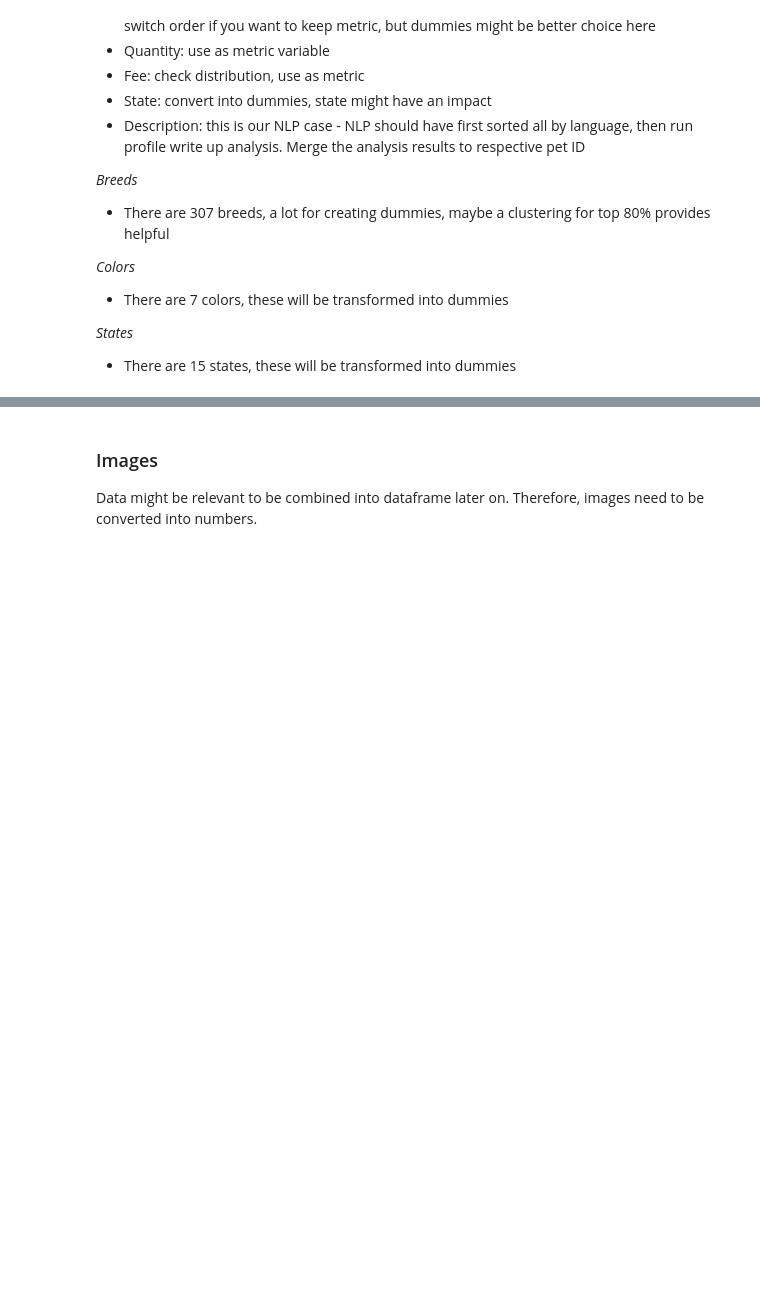
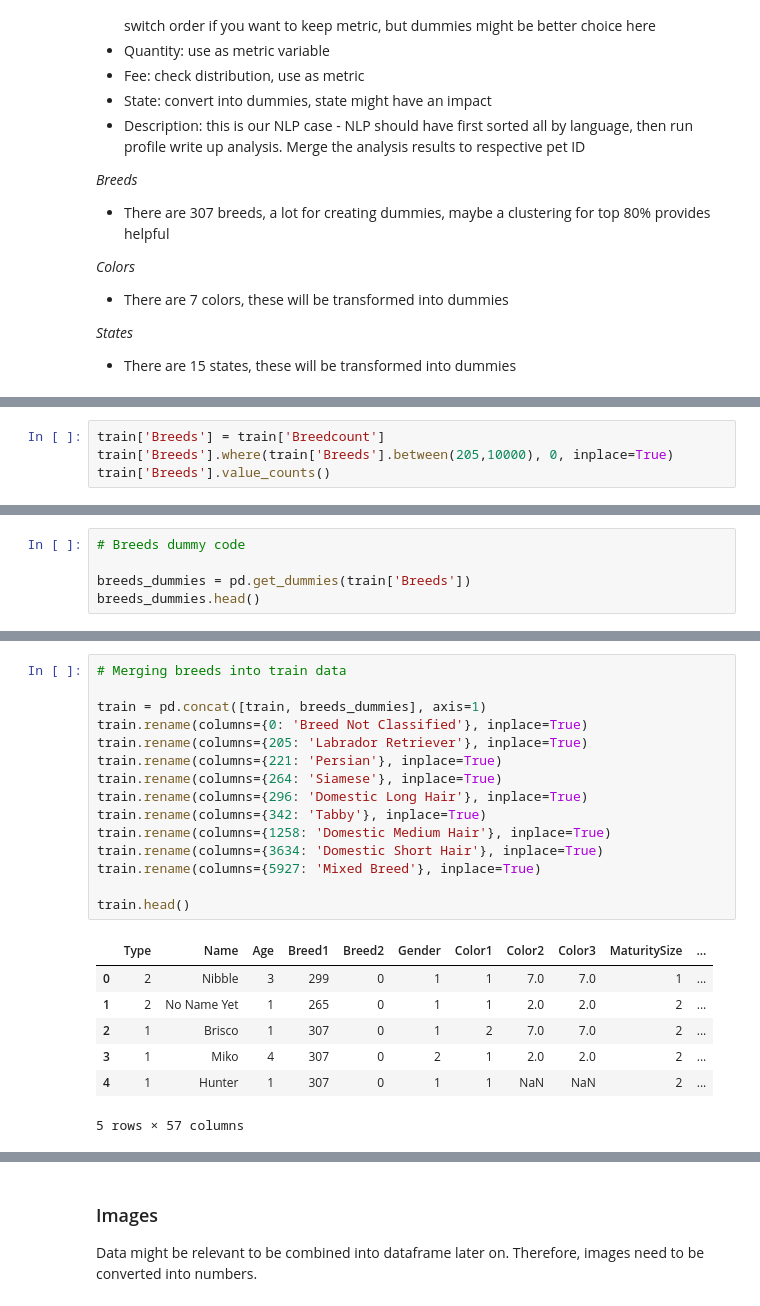
Before and after one commit to manuelfreude/kagglepetfinder, a Jupyter notebook: petfinder.ipynb, the cells around one changed output, grey strips where cells are left out. Cells and saved outputs as stored; diff of their text form; blank space fills up the shorter version.

```diff
--- a/petfinder.ipynb
+++ b/petfinder.ipynb
@@ -411,0 +557,4 @@ Things to try:
+# %%
+train['Breeds'] = train['Breedcount']
+train['Breeds'].where(train['Breeds'].between(205,10000), 0, inplace=True)
+train['Breeds'].value_counts()
@@ -411,0 +661,5 @@ Things to try:
+# %%
+# Breeds dummy code
+
+breeds_dummies = pd.get_dummies(train['Breeds'])
+breeds_dummies.head()
@@ -411,0 +673,23 @@ Things to try:
+# %%
+# Merging breeds into train data
+
+train = pd.concat([train, breeds_dummies], axis=1)
+train.rename(columns={0: 'Breed Not Classified'}, inplace=True)
+train.rename(columns={205: 'Labrador Retriever'}, inplace=True)
+train.rename(columns={221: 'Persian'}, inplace=True)
+train.rename(columns={264: 'Siamese'}, inplace=True)
+train.rename(columns={296: 'Domestic Long Hair'}, inplace=True)
+train.rename(columns={342: 'Tabby'}, inplace=True)
+train.rename(columns={1258: 'Domestic Medium Hair'}, inplace=True)
+train.rename(columns={3634: 'Domestic Short Hair'}, inplace=True)
+train.rename(columns={5927: 'Mixed Breed'}, inplace=True)
+
+train.head()
+# %% [output]
+|  | Type | Name | Age | Breed1 | Breed2 | Gender | Color1 | Color2 | Color3 | MaturitySize | ... |
+| 0 | 2 | Nibble | 3 | 299 | 0 | 1 | 1 | 7.0 | 7.0 | 1 | ... |
+| 1 | 2 | No Name Yet | 1 | 265 | 0 | 1 | 1 | 2.0 | 2.0 | 2 | ... |
+| 2 | 1 | Brisco | 1 | 307 | 0 | 1 | 2 | 7.0 | 7.0 | 2 | ... |
+| 3 | 1 | Miko | 4 | 307 | 0 | 2 | 1 | 2.0 | 2.0 | 2 | ... |
+| 4 | 1 | Hunter | 1 | 307 | 0 | 1 | 1 | NaN | NaN | 2 | ... |
+5 rows × 57 columns
```
Also changed, not shown: parts of 33 cells of this notebook.
